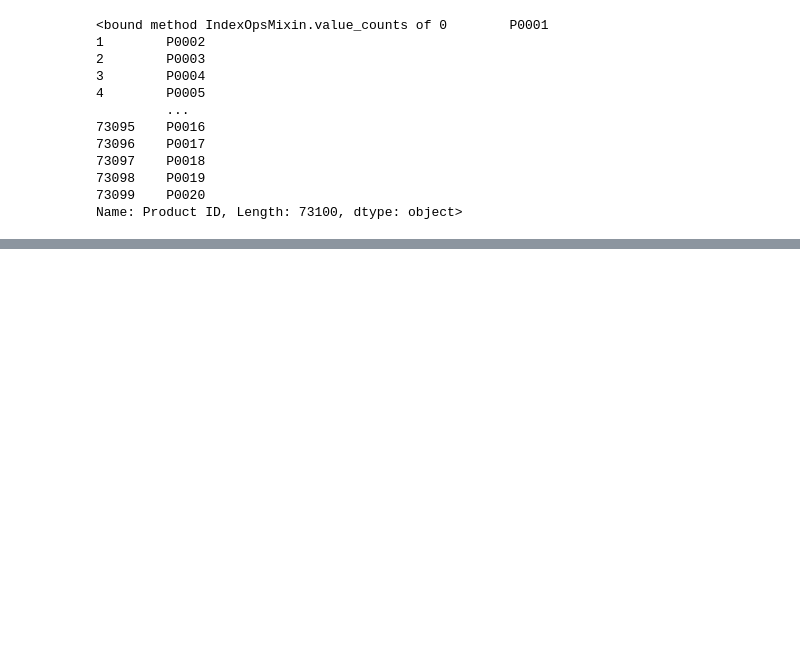
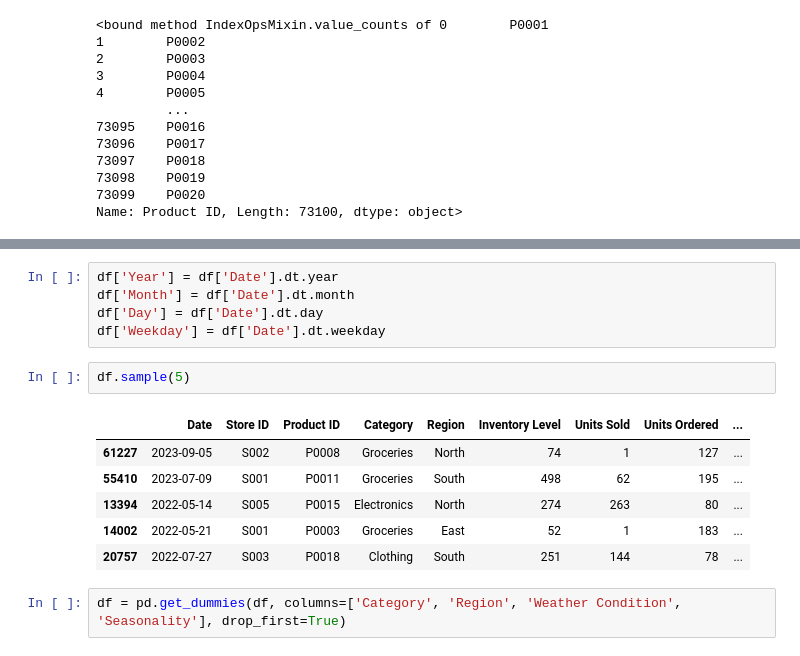
Before and after one commit to andrejpanev8/vnp-project, a Jupyter notebook: DynamicPrices.ipynb, the cells around one changed output, grey strips where cells are left out. Saved outputs shown, nothing was run; the diff lists cells and outputs as text; blank space fills up the shorter version.

```diff
--- a/DynamicPrices.ipynb
+++ b/DynamicPrices.ipynb
@@ -180,0 +136,16 @@ Name: Product ID, Length: 73100, dtype: object>
+# %%
+df['Year'] = df['Date'].dt.year
+df['Month'] = df['Date'].dt.month
+df['Day'] = df['Date'].dt.day
+df['Weekday'] = df['Date'].dt.weekday
+# %%
+df.sample(5)
+# %% [output]
+|  | Date | Store ID | Product ID | Category | Region | Inventory Level | Units Sold | Units Ordered | ... |
+| 61227 | 2023-09-05 | S002 | P0008 | Groceries | North | 74 | 1 | 127 | ... |
+| 55410 | 2023-07-09 | S001 | P0011 | Groceries | South | 498 | 62 | 195 | ... |
+| 13394 | 2022-05-14 | S005 | P0015 | Electronics | North | 274 | 263 | 80 | ... |
+| 14002 | 2022-05-21 | S001 | P0003 | Groceries | East | 52 | 1 | 183 | ... |
+| 20757 | 2022-07-27 | S003 | P0018 | Clothing | South | 251 | 144 | 78 | ... |
+# %%
+df = pd.get_dummies(df, columns=['Category', 'Region', 'Weather Condition', 'Seasonality'], drop_first=True)
```
Also changed, not shown: parts of 29 cells of this notebook.
